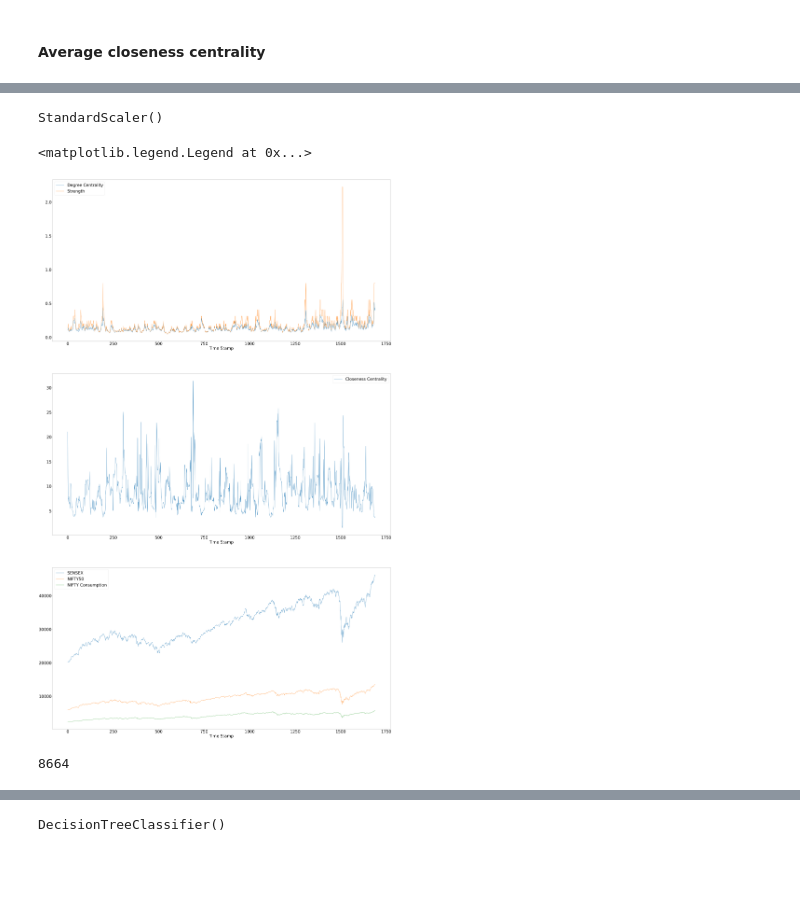
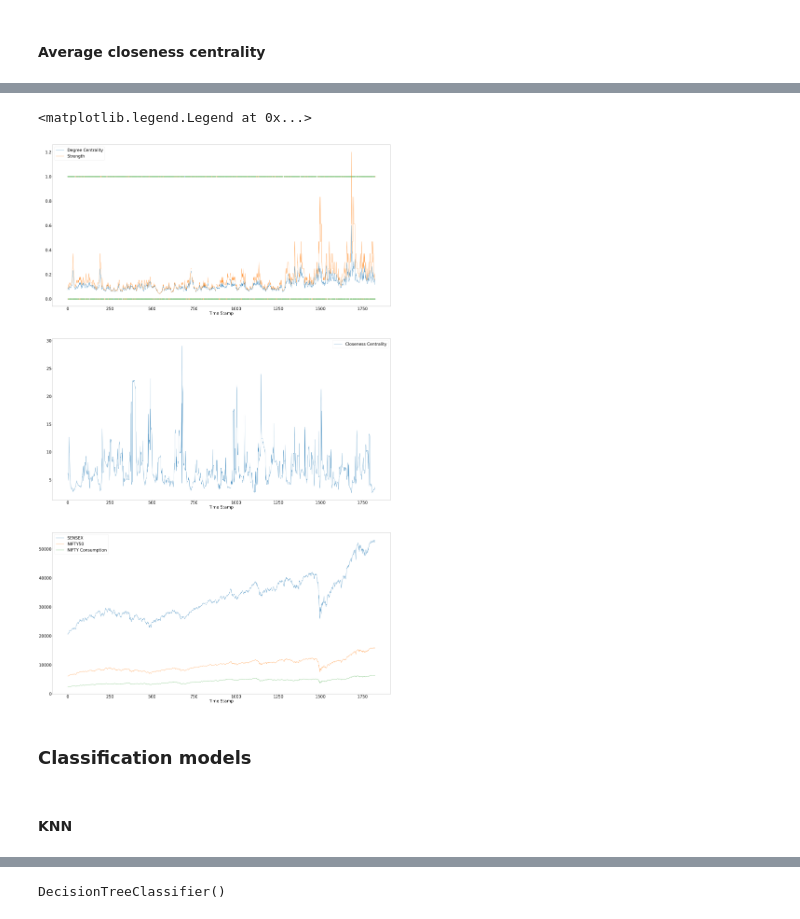
Before and after one commit to shubhamsharma6701/btp, a Jupyter notebook: code/Pattern prediction for long term strategies.ipynb, the cells around one changed output, grey strips where cells are left out. Cells and saved outputs as stored; diff of their text form; code cells hidden in the pictures; blank space fills up the shorter version.

```diff
--- a/code/Pattern prediction for long term strategies.ipynb
+++ b/code/Pattern prediction for long term strategies.ipynb
@@ -43,5 +50,5 @@ test_size = 741 # Testing data of 3 years (01-01-2021 to 31-12-2023)
 # %%
-window_size = 25
+window_size = 35 # The window will actually consist of 5-day returns so 35 is considered instead of 30
 
 sensex_graph_lists = []
 nifty_graph_lists = []
@@ -646,8 +667,2 @@ print(train_df.size)
 # %%
 # print(train_df['Degree Centrality'])
-# %%
-scaler = StandardScaler()
-scaler.fit(train_df)
-scaler.fit(test_df)
-# %% [output]
-StandardScaler()
@@ -656,26 +669,29 @@ StandardScaler()
 # %%
 plt.figure(figsize=(60, 100))
 plt.rcParams['font.size'] = 40
 plt.subplot(3, 1, 1)
 
 plt.plot(train_time_axis, train_avg_degree_centralities)
 plt.plot(train_time_axis, train_avg_degree_strengths)
+plt.scatter(train_time_axis, train_sensex_closing_target)
+plt.scatter(train_time_axis, train_nifty_closing_target)
+plt.scatter(train_time_axis, train_niftyc_closing_target)
 plt.xlabel("Time Stamp")
 plt.legend(["Degree Centrality", "Strength"])
 
 plt.subplot(3, 1, 2)
 
 plt.plot(train_time_axis, train_avg_closeness_centralities)
 plt.xlabel("Time Stamp")
 plt.legend(['Closeness Centrality'])
 
 plt.subplot(3, 1, 3)
 
 plt.plot(train_time_axis, train_sensex_closing_prices)
 plt.plot(train_time_axis, train_nifty_closing_prices)
 plt.plot(train_time_axis, train_niftyc_closing_prices)
 plt.xlabel("Time Stamp")
 plt.legend(['SENSEX', 'NIFTY50', 'NIFTY Consumption'])
 # %% [output]
 <matplotlib.legend.Legend at 0x...>
-[figure, old version]
+[figure, new version]
@@ -684,4 +697,0 @@ train_df = train_df[train_df['Degree Centrality'] >= 0.09]
-# %%
-print(train_df.size)
-# %% [output]
-8664
@@ -692,3 +698,7 @@ knn3 = KNeighborsClassifier(n_neighbors=7)
+# %% [markdown]
+### Classification models
+# %% [markdown]
+#### KNN
 # %%
 train_features = train_df[['Degree Strength', 'Degree Centrality','Closeness Centrality']]
 train_target1 = train_df[['SENSEX Target pattern']]
```
Also changed, not shown: parts of 53 cells of this notebook, 14 other files.
